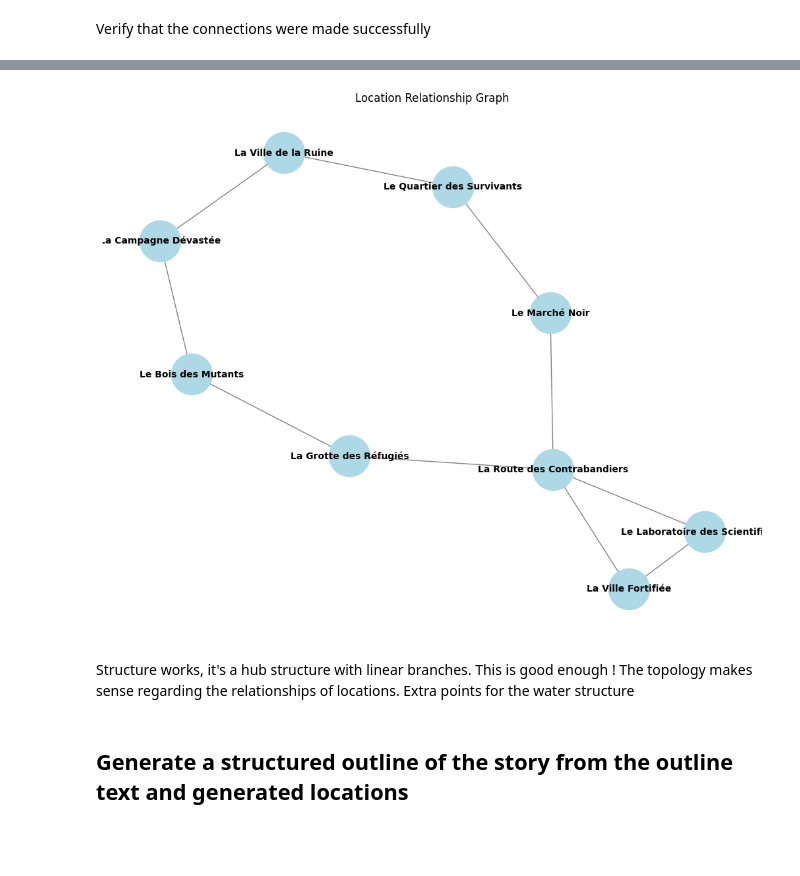
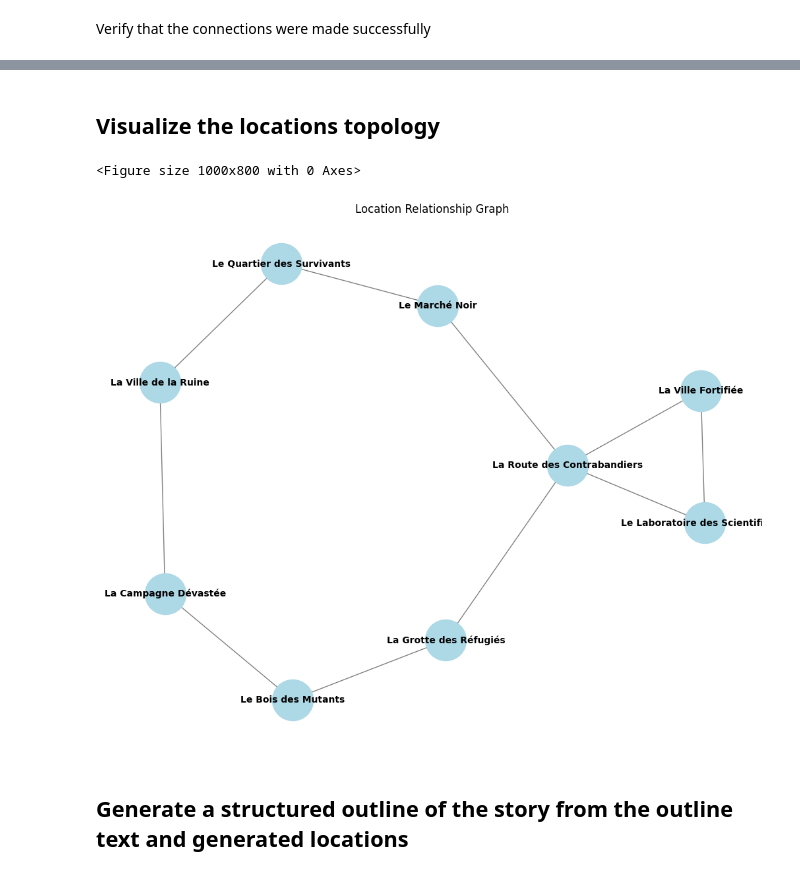
Before and after one commit to florian-rieder/procedural-stories, a Jupyter notebook: world_generation.ipynb, the cells around one changed output, grey strips where cells are left out. Cells and saved outputs as stored; diff of their text form; code cells hidden in the pictures; blank space fills up the shorter version.

Commit message:
Fun with graphs

```diff
--- a/world_generation.ipynb
+++ b/world_generation.ipynb
@@ -312,43 +313,45 @@ Le Bois des Mutants: Un bois sombre et dangereux où les mutants et les créatur
 La Grotte des Réfugiés: Une grotte où les survivants se sont réfugiés pour fuir les dangers de la surface. Les ressources y sont limitées, mais les survivants y sont un peu plus en sécurité.
 Le Laboratoire des Scientifiques: Un laboratoire où des scientifiques travaillent à trouver un remède à l'épidémie. Les ressources y sont nombreuses et les scientifiques y sont déterminés à trouver un ...
 La Ville Fortifiée: Une ville fortifiée où les scientifiques et les survivants se sont regroupés pour protéger le laboratoire. Les ressources y sont nombreuses et les survivants y sont un peu plus en  ...
+# %% [markdown]
+## Visualize the locations topology
 # %%
 import networkx as nx
 import matplotlib.pyplot as plt
 
 def display_location_relationships(locations: onto.Location):
+    plt.figure(figsize=(10, 8))
+
     # Create a graph
     G = nx.Graph()
 
     # Add nodes and edges
     for location in locations:
         G.add_node(location.hasName)  # Add each location as a node
         for related_location in location.INDIRECT_isLinkedToLocation:
             # Create edges for relationships
             G.add_edge(location.hasName, related_location.hasName)
 
     # Draw the graph
     plt.figure(figsize=(10, 8))
     pos = nx.spring_layout(G)  # Positioning of the graph
 
     # Draw nodes, edges, and labels
     nx.draw(G, pos,
             with_labels=True,
             node_color='lightblue',
             node_size=2000,
             font_size=10,
             font_weight='bold',
             edge_color='gray')
     plt.title('Location Relationship Graph')
     plt.show()
 
 with onto:
     display_location_relationships(onto.Location.instances())
 # %% [output]
+<Figure size 1000x800 with 0 Axes>
-[figure, old version]
+[figure, new version]
-# %% [markdown]
-Structure works, it's a hub structure with linear branches. This is good enough ! The topology makes sense regarding the relationships of locations.
-Extra points for the water structure
 # %% [markdown]
 ## Generate a structured outline of the story from the outline text and generated locations
 # %%
```
Also changed, not shown: parts of 8 cells of this notebook.
